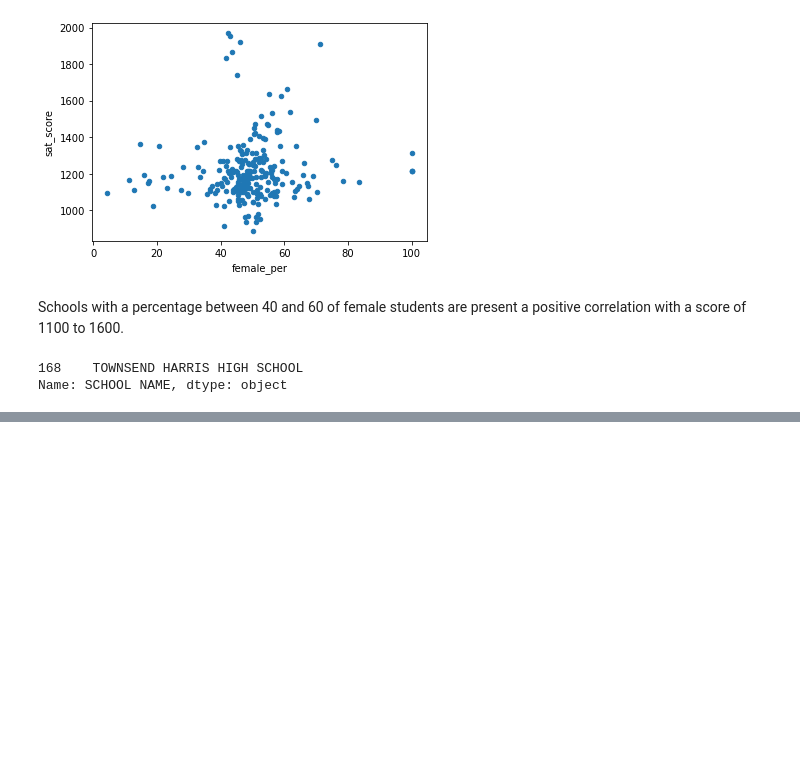
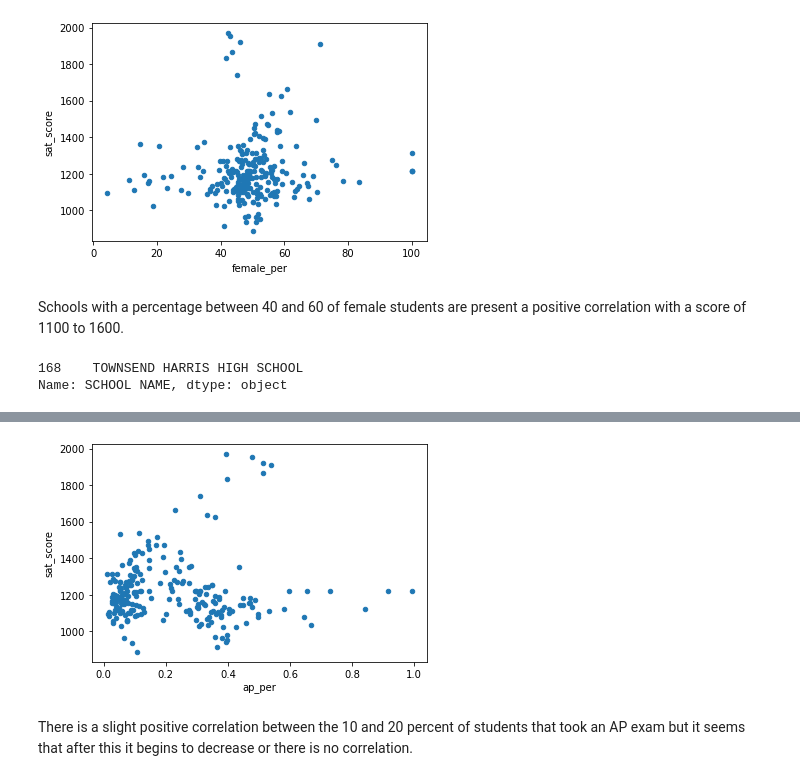
Before and after one commit to aguirredaniel/dataquest-projects, a Jupyter notebook: Analyzing_NYC_High_School_Data/Schools.ipynb, the cells around one changed output, grey strips where cells are left out. Saved outputs shown, nothing was run; the diff lists cells and outputs as text; code cells hidden in the pictures; blank space fills up the shorter version.

Commit message:
5. Exploring AP Scores vs. SAT Scores

```diff
--- a/Analyzing_NYC_High_School_Data/Schools.ipynb
+++ b/Analyzing_NYC_High_School_Data/Schools.ipynb
@@ -296,0 +305,8 @@ Name: SCHOOL NAME, dtype: object
+# %%
+combined['ap_per'] = combined['AP Test Takers '] / combined['total_enrollment']
+combined.plot(kind='scatter', y='sat_score', x='ap_per')
+plt.show()
+# %% [output]
+[figure, added]
+# %% [markdown]
+There is a slight positive correlation between the 10 and 20 percent of students that took an AP exam but it seems that after this it begins to decrease or there is no correlation.
```
Also changed, not shown: parts of 2 cells of this notebook.
